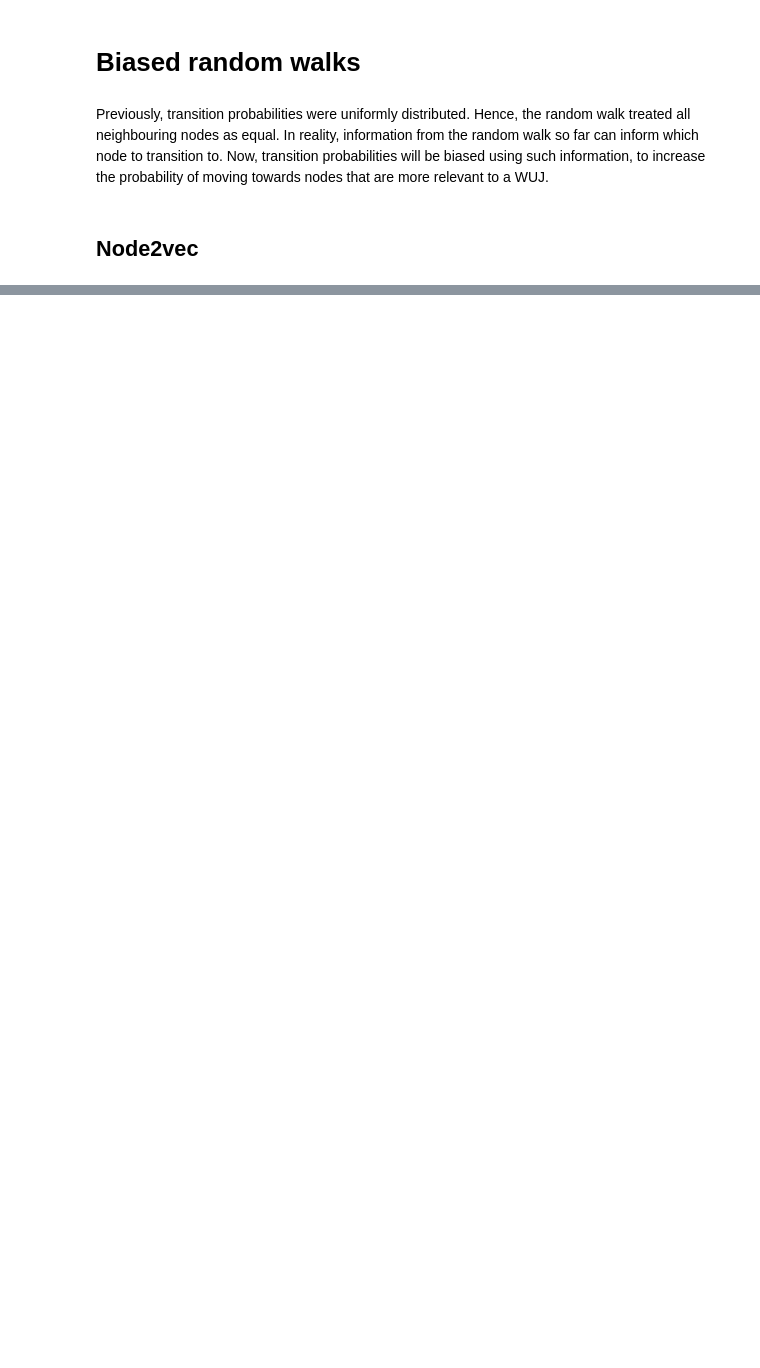
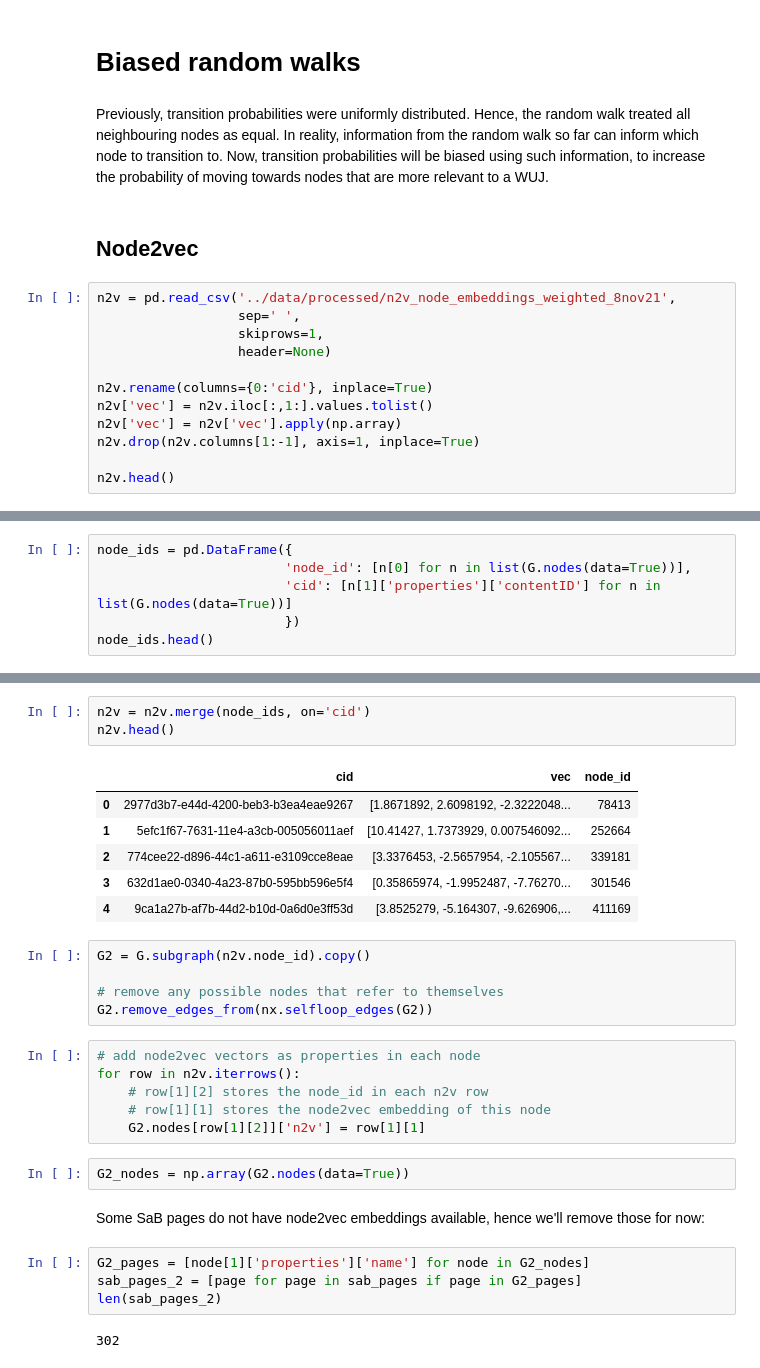
Before and after one commit to alphagov/govuk-wuj-network-analysis, a Jupyter notebook: notebooks/WUJ Community Detection.ipynb, the cells around one changed output, grey strips where cells are left out. Cells and saved outputs as stored; diff of their text form; blank space fills up the shorter version.

Commit message:
begun experiments with node2vec

```diff
--- a/notebooks/WUJ Community Detection.ipynb
+++ b/notebooks/WUJ Community Detection.ipynb
@@ -431,3 +451,15 @@ for N, M in tqdm(NMs):
 Previously, transition probabilities were uniformly distributed. Hence, the random walk treated all neighbouring nodes as equal. In reality, information from the random walk so far can inform which node to transition to. Now, transition probabilities will be biased using such information, to increase the probability of moving towards nodes that are more relevant to a WUJ.
 # %% [markdown]
 ## Node2vec
+# %%
+n2v = pd.read_csv('../data/processed/n2v_node_embeddings_weighted_8nov21',
+                  sep=' ',
+                  skiprows=1,
+                  header=None)
+
+n2v.rename(columns={0:'cid'}, inplace=True)
+n2v['vec'] = n2v.iloc[:,1:].values.tolist()
+n2v['vec'] = n2v['vec'].apply(np.array)
+n2v.drop(n2v.columns[1:-1], axis=1, inplace=True)
+
+n2v.head()
@@ -433,0 +473,6 @@ Previously, transition probabilities were uniformly distributed. Hence, the rand
+# %%
+node_ids = pd.DataFrame({
+                        'node_id': [n[0] for n in list(G.nodes(data=True))],
+                        'cid': [n[1]['properties']['contentID'] for n in list(G.nodes(data=True))]
+                        })
+node_ids.head()
@@ -433,0 +486,31 @@ Previously, transition probabilities were uniformly distributed. Hence, the rand
+# %%
+n2v = n2v.merge(node_ids, on='cid')
+n2v.head()
+# %% [output]
+|  | cid | vec | node_id |
+| 0 | 2977d3b7-e44d-4200-beb3-b3ea4eae9267 | [1.8671892, 2.6098192, -2.3222048... | 78413 |
+| 1 | 5efc1f67-7631-11e4-a3cb-005056011aef | [10.41427, 1.7373929, 0.007546092... | 252664 |
+| 2 | 774cee22-d896-44c1-a611-e3109cce8eae | [3.3376453, -2.5657954, -2.105567... | 339181 |
+| 3 | 632d1ae0-0340-4a23-87b0-595bb596e5f4 | [0.35865974, -1.9952487, -7.76270... | 301546 |
+| 4 | 9ca1a27b-af7b-44d2-b10d-0a6d0e3ff53d | [3.8525279, -5.164307, -9.626906,... | 411169 |
+# %%
+G2 = G.subgraph(n2v.node_id).copy()
+
+# remove any possible nodes that refer to themselves
+G2.remove_edges_from(nx.selfloop_edges(G2))
+# %%
+# add node2vec vectors as properties in each node
+for row in n2v.iterrows():
+    # row[1][2] stores the node_id in each n2v row
+    # row[1][1] stores the node2vec embedding of this node
+    G2.nodes[row[1][2]]['n2v'] = row[1][1]
+# %%
+G2_nodes = np.array(G2.nodes(data=True))
+# %% [markdown]
+Some SaB pages do not have node2vec embeddings available, hence we'll remove those for now:
+# %%
+G2_pages = [node[1]['properties']['name'] for node in G2_nodes]
+sab_pages_2 = [page for page in sab_pages if page in G2_pages]
+len(sab_pages_2)
+# %% [output]
+302
```
Also changed, not shown: parts of 12 cells of this notebook.
